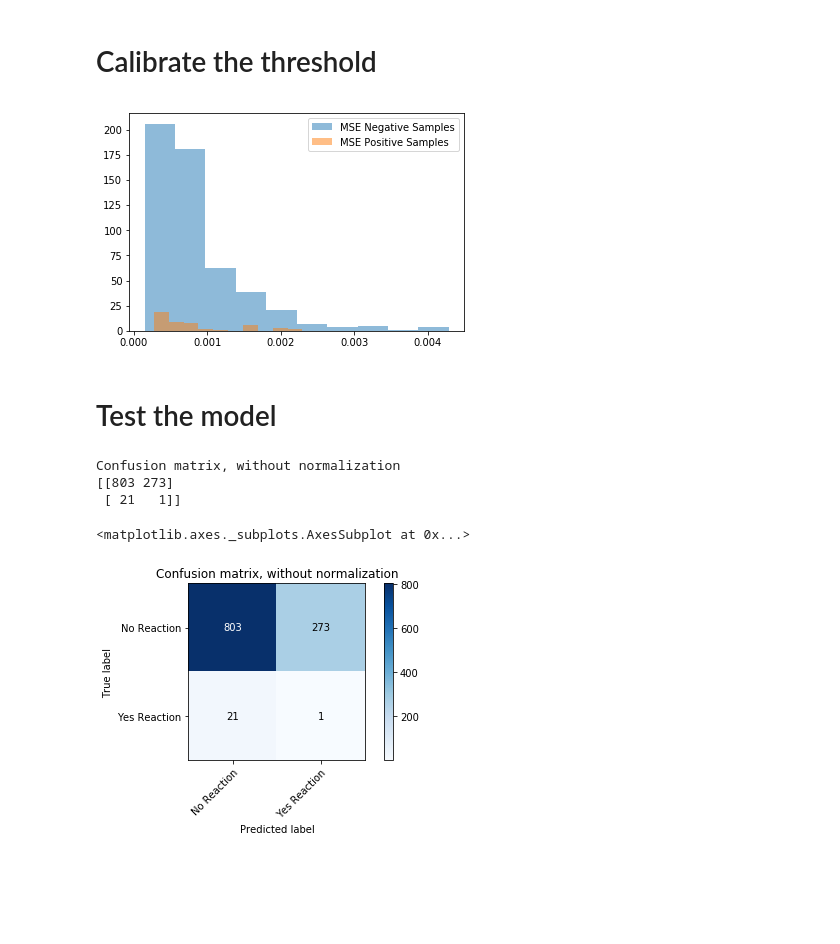
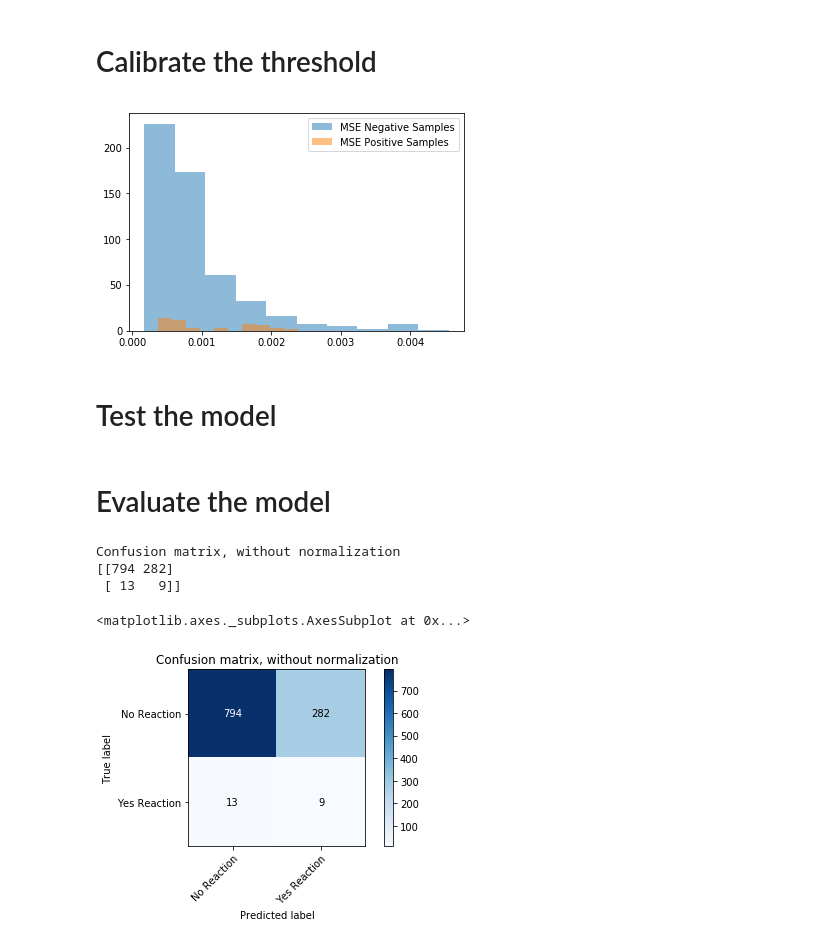
Before and after one commit to NanditaDamaraju/allergyDetection, a Jupyter notebook: ML Pipeline (Anomaly Detection).ipynb, the cells around one changed output. Saved outputs shown, nothing was run; the diff lists cells and outputs as text; code cells hidden in the pictures; blank space fills up the shorter version.

```diff
--- a/ML Pipeline (Anomaly Detection).ipynb
+++ b/ML Pipeline (Anomaly Detection).ipynb
@@ -46,6 +46,6 @@ img_files_df.head() # print the first few values to see if they look right
 # %%
 # Load the labels
-labels_dir = 'labels_new_new.csv'
+labels_dir = 'labels.csv'
 labels_df = pd.read_csv(labels_dir, usecols=['Individual Patch', 'Binary Outcome'])
 labels_df.head() # print the first few to see if they look right
 # %% [output]
@@ -373,7 +373,7 @@ plt.hist(pos_val_mse, alpha=0.5, label='MSE Positive Samples')
 plt.legend(loc='upper right')
 plt.show()
 # %% [output]
-[figure, old version]
+[figure, new version]
 # %%
 threshold = 0.001
 # %% [markdown]
@@ -436,27 +436,33 @@ def plot_confusion_matrix(y_true, y_pred, classes, normalize=False, title=None,
 
     np.set_printoptions(precision=2)
 # %%
+# returns the predictions for the model, both binarized and also the raw values
 def classify(model, threshold, data):
     reconstruction = trained_model.predict(data)
-    mse_array = get_mse_array(data, reconstruction)
-    predictions = np.zeros(mse_array.shape)
-    for i in range(len(mse_array)):
-        if mse_array[i] < threshold:
-            predictions[i] = 0
+    raw_predictions = get_mse_array(data, reconstruction)
+    binary_predictions = np.zeros(raw_predictions.shape)
+
+    for i in range(len(raw_predictions)):
+        if raw_predictions[i] < threshold:
+            binary_predictions[i] = 0
         else:
-            predictions[i] = 1
-    return predictions
+            binary_predictions[i] = 1
+    return binary_predictions, raw_predictions
 # %%
-neg_pred = classify(trained_model, threshold, neg_test)
-pos_pred = classify(trained_model, threshold, pos_test)
+binary_neg_pred, raw_neg_pred = classify(trained_model, threshold, neg_test)
+binary_pos_pred, raw_pos_pred = classify(trained_model, threshold, pos_test)
 
-y_pred = np.concatenate((neg_pred, pos_pred))
-y_true = np.concatenate((np.zeros(neg_pred.shape), np.ones(pos_pred.shape)))
+raw_y_pred = np.concatenate((raw_neg_pred, raw_pos_pred))
+binary_y_pred = np.concatenate((binary_neg_pred, binary_pos_pred))
+binary_y_true = np.concatenate((np.zeros(binary_neg_pred.shape), np.ones(binary_pos_pred.shape)))
+# %% [markdown]
+# Evaluate the model
 # %%
-plot_confusion_matrix(y_true, y_pred, classes=['No Reaction', 'Yes Reaction'])
+# confusion matrix
+plot_confusion_matrix(binary_y_true, binary_y_pred, classes=['No Reaction', 'Yes Reaction'])
 # %% [output]
 Confusion matrix, without normalization
-[[803 273]
- [ 21   1]]
+[[794 282]
+ [ 13   9]]
 <matplotlib.axes._subplots.AxesSubplot at 0x...>
-[figure, old version]
+[figure, new version]
```
Also changed, not shown: parts of 7 cells of this notebook.
